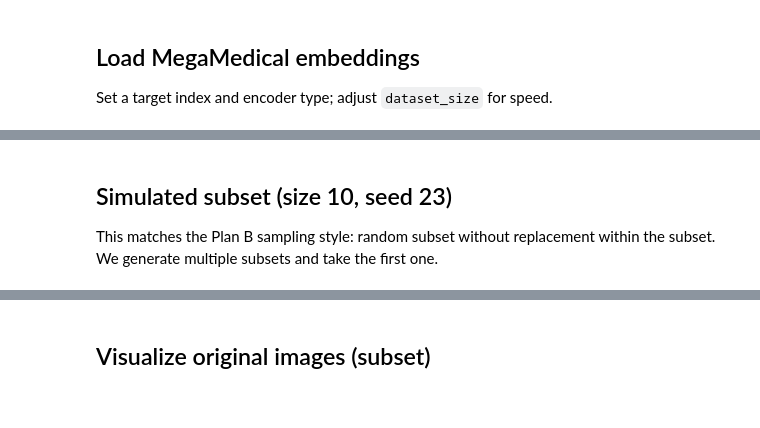
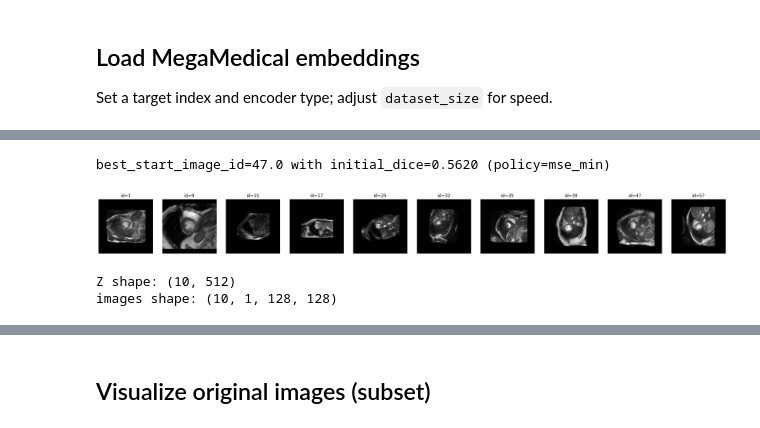
Before and after one commit to TsukkiGia/mvseg-ordering, a Jupyter notebook: notebooks/representative_pca_visualization.ipynb, the cells around one changed output, grey strips where cells are left out. Drawn from its saved outputs; the diff is of its cells as text; code cells hidden in the pictures.

```diff
--- a/notebooks/representative_pca_visualization.ipynb
+++ b/notebooks/representative_pca_visualization.ipynb
@@ -88,11 +142,76 @@ encoder_type=medsam
+# %%
+# --- Best start image by initial_dice at image_index == 0 (policy-specific) ---
+# For uncertainty policies, this highlights which image would have been best to start with.
+best_start_policy = iterations_policy  # default to the ordering policy used above
+
+best_df = subset_rows
+best_df = best_df[best_df["policy_name"] == best_start_policy]
+
+best_start_image_id = None
+best_start_initial_dice = None
+keys = ["subset_index", "permutation_index"]
+per_perm = (
+    best_df.groupby(keys, as_index=False)["initial_dice"]
+    .mean()
+    .rename(columns={"initial_dice": "perm_score"})
+)
+start_map = (
+    best_df[best_df["image_index"] == first_position]
+    .groupby(keys, as_index=False)["image_id"]
+    .first()
+    .rename(columns={"image_id": "start_image_id"})
+)
+
+per_perm = per_perm.merge(start_map, on=keys, how="left")
+if per_perm.empty:
+    print("No permutations found to select best start.")
+else:
+    best_row = per_perm.loc[per_perm["perm_score"].idxmax()]
+    best_start_image_id = best_row["start_image_id"]
+    best_start_initial_dice = best_row["perm_score"]
+    print(
+        f"best_start_image_id={best_start_image_id} with initial_dice={best_start_initial_dice:.4f} "
+        f"(policy={best_start_policy})"
+    )
+# %% [output]
+best_start_image_id=47.0 with initial_dice=0.5620 (policy=mse_min)
+# %%
+# Visualize the reconstructed subset images (first 10 by default)
+max_show = 10
+n_show = min(max_show, len(subset_image_ids))
+
+fig, axes = plt.subplots(1, n_show, figsize=(2.5 * n_show, 2.5))
+if n_show == 1:
+    axes = [axes]
+
+for ax, data_idx in zip(axes, subset_image_ids[:n_show]):
+    item = ds.get_item_by_data_index(int(data_idx))
+    img = item[0] if isinstance(item, (tuple, list)) else item
+    # img: (C,H,W) tensor
+    img_np = img.detach().cpu().numpy()
+    if img_np.ndim == 3 and img_np.shape[0] == 1:
+        img_np = img_np[0]
+        ax.imshow(img_np, cmap="gray")
+    elif img_np.ndim == 3:
+        img_np = img_np.transpose(1, 2, 0)
+        ax.imshow(img_np)
+    else:
+        ax.imshow(img_np, cmap="gray")
+    ax.set_title(f"id={data_idx}")
+    ax.axis("off")
+plt.tight_layout()
+# %% [output]
+[figure, added]
 # %%
 # Compute embeddings Z and keep the original images for visualization
 embeddings = []
 images = []
 
 with torch.no_grad():
-    for i in range(len(ds)):
-        img, _ = ds[i]
+    indices_to_use = subset_image_ids if "subset_image_ids" in globals() and subset_image_ids is not None else list(range(len(ds)))
+    for i, idx in enumerate(indices_to_use):
+        item = ds.get_item_by_data_index(int(idx))
+        img = item[0] if isinstance(item, (tuple, list)) else item
         img = img.to(device)
         emb = encoder(img).detach().cpu().numpy()
         embeddings.append(emb.squeeze(0))
@@ -102,8 +221,6 @@ Z = np.stack(embeddings, axis=0)
 images = np.stack(images, axis=0)  # (N, C, H, W)
 print("Z shape:", Z.shape)
 print("images shape:", images.shape)
+# %% [output]
+Z shape: (10, 512)
+images shape: (10, 1, 128, 128)
-# %% [markdown]
-## Simulated subset (size 10, seed 23)
-
-This matches the Plan B sampling style: random subset without replacement within the subset.
-We generate multiple subsets and take the first one.
```
Also changed, not shown: parts of 9 cells of this notebook, 1 other file.
